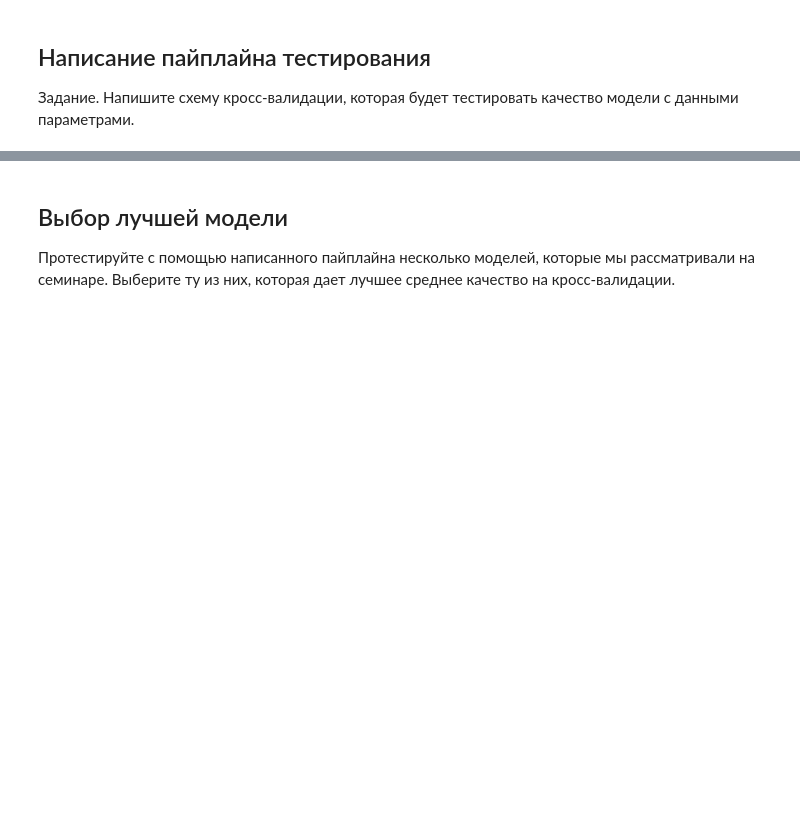
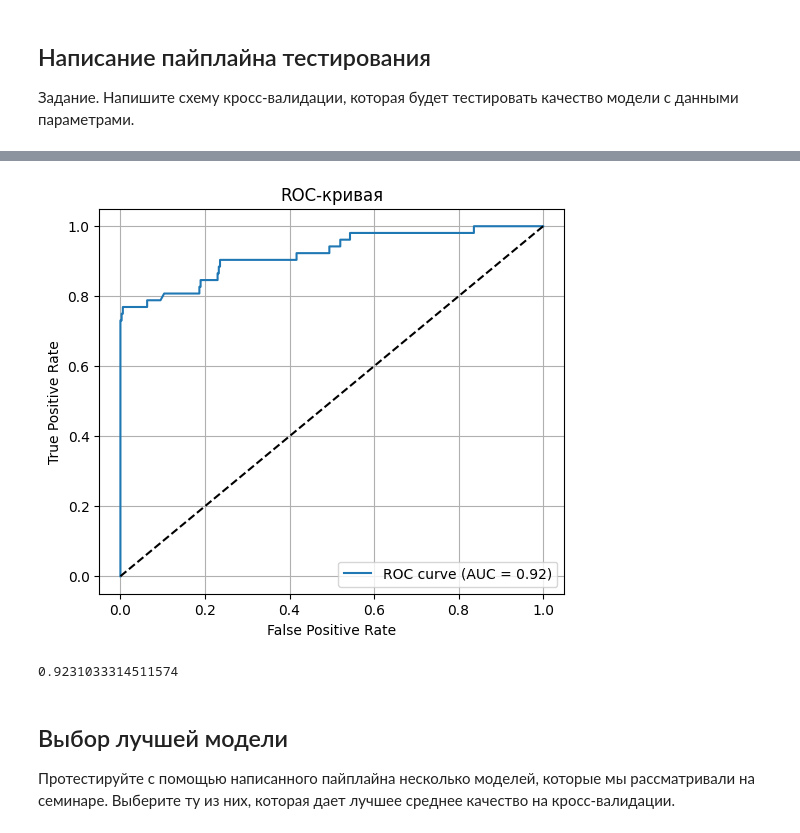
Before and after one commit to kovzanok/ml, a Jupyter notebook: hw_01_logistic_regression_for_text.ipynb, the cells around one changed output, grey strips where cells are left out. Saved outputs shown, nothing was run; the diff lists cells and outputs as text; code cells hidden in the pictures; blank space fills up the shorter version.

```diff
--- a/hw_01_logistic_regression_for_text.ipynb
+++ b/hw_01_logistic_regression_for_text.ipynb
@@ -151,3 +200,37 @@ X_test = vectorizer.transform(X_test)
+# %%
+def run_model_pipeline(steps: list[BaseEstimator], X, y):
+    model = make_pipeline(NLTKPreprocessor(),*steps)
+    scores = cross_validate(model, X, y, scoring=['roc_auc'])
+    plot_roc_curve(model, X, y)
+
+    return np.mean(scores['test_roc_auc'])
+
+def plot_roc_curve(model, X, y):
+    y_prob = cross_val_predict(model, X, y, cv=5, method='predict_proba')[:, 1]
+
+    # ROC-кривая
+    fpr, tpr, thresholds = roc_curve(y, y_prob)
+    auc = roc_auc_score(y, y_prob)
+
+    # Визуализация
+    plt.figure(figsize=(6, 5))
+    plt.plot(fpr, tpr, label=f'ROC curve (AUC = {auc:.2f})')
+    plt.plot([0, 1], [0, 1], 'k--')  # случайная линия
+    plt.xlabel('False Positive Rate')
+    plt.ylabel('True Positive Rate')
+    plt.title('ROC-кривая')
+    plt.legend(loc='lower right')
+    plt.grid(True)
+    plt.show()
+# %%
+score = run_model_pipeline([CountVectorizer(stop_words=list(stop_words)),
+                             MultinomialNB()],
+                            X=data['x'],
+                            y=data['y'])
+print(score)
+# %% [output]
+[figure, added]
+0.9231033314511574
 # %% [markdown]
 ## Выбор лучшей модели
 Протестируйте с помощью написанного пайплайна несколько моделей, которые мы рассматривали на семинаре. Выберите ту из них, которая дает лучшее среднее качество на кросс-валидации.
```
Also changed, not shown: parts of 6 cells of this notebook.
